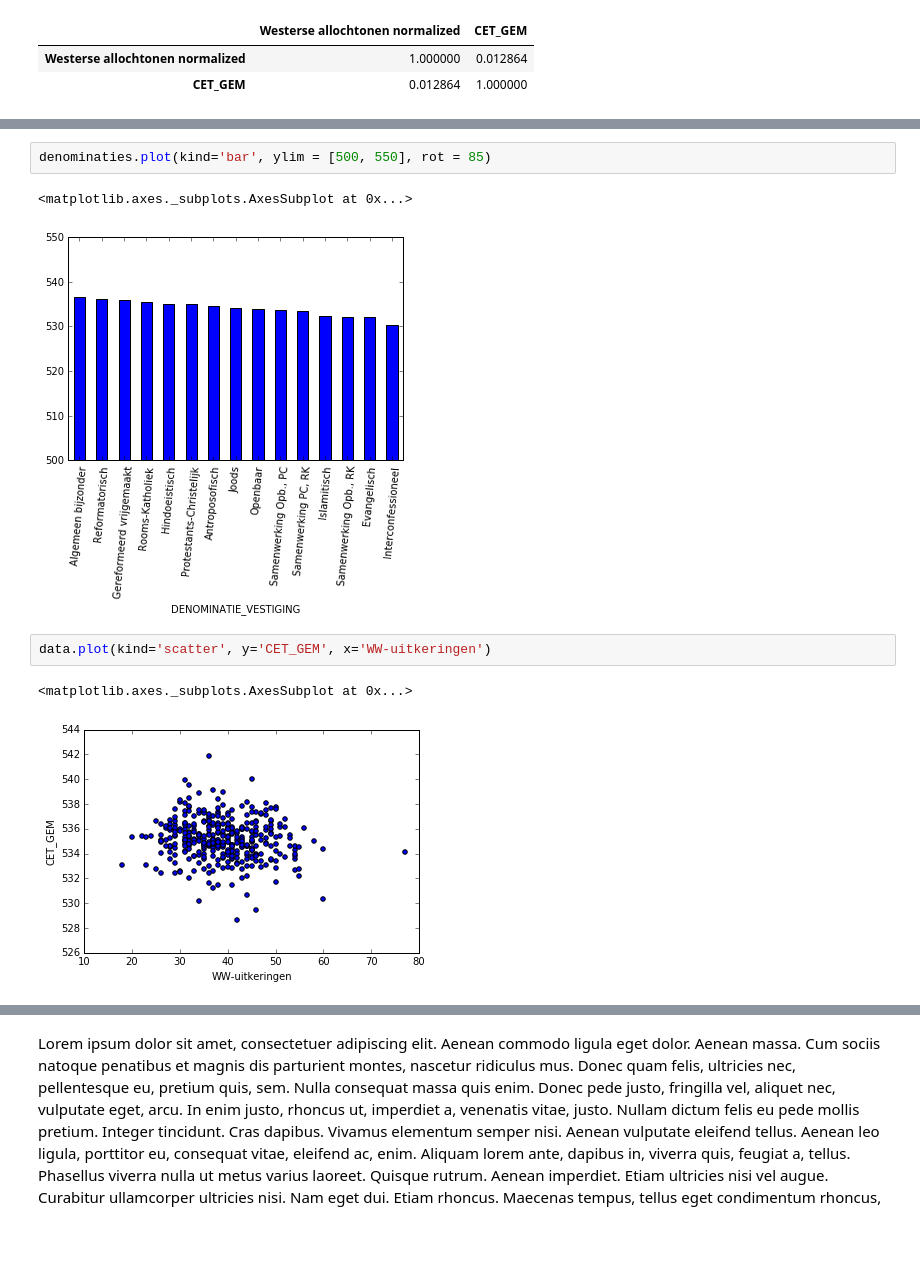
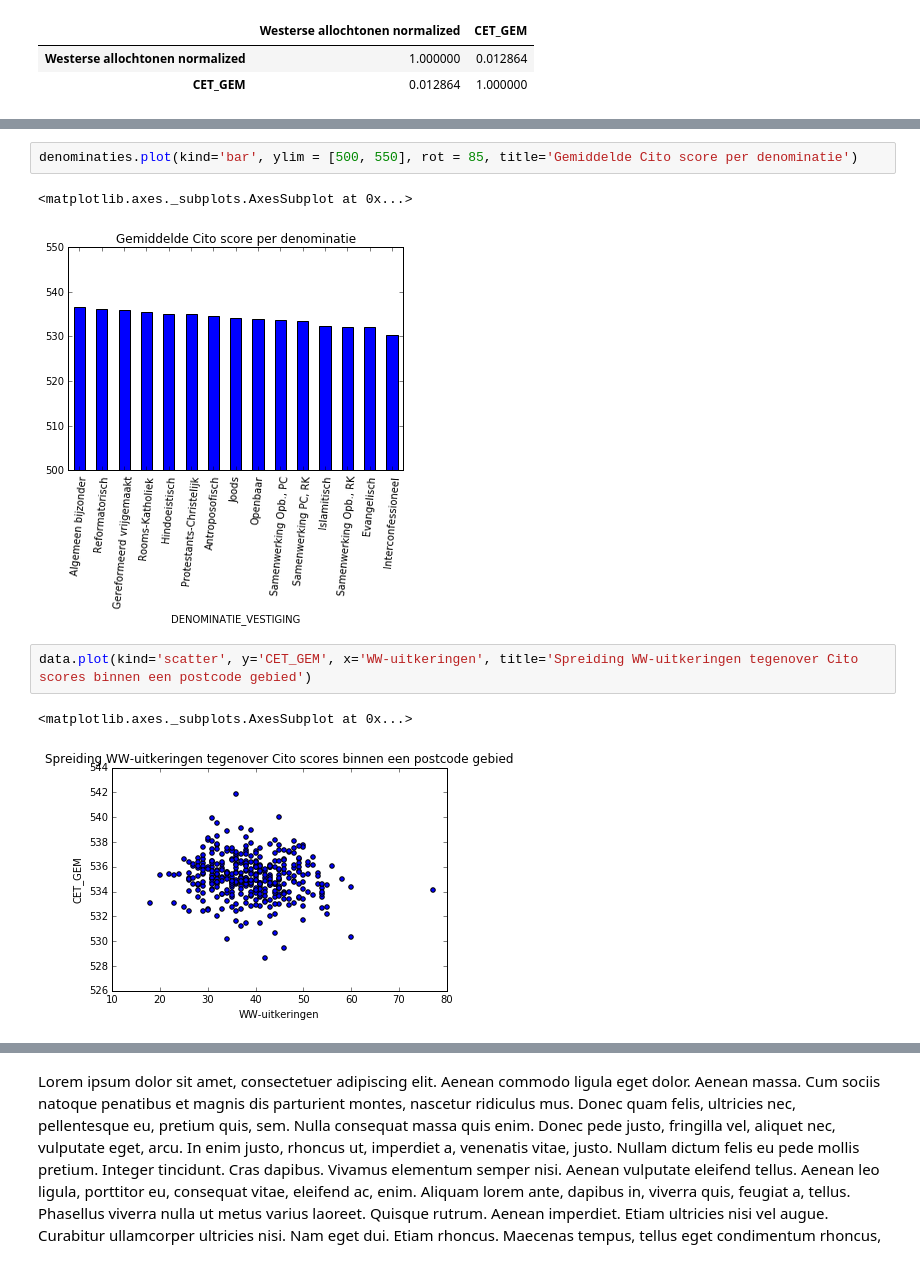
Before and after one commit to MJJMeijerink/MJJMeijerink.github.io, a Jupyter notebook: DataScience/Slides/Final Data Science Project 2016.ipynb, the cells around one changed output, grey strips where cells are left out. Saved outputs shown, nothing was run; the diff lists cells and outputs as text; blank space fills up the shorter version.

```diff
--- a/DataScience/Slides/Final Data Science Project 2016.ipynb
+++ b/DataScience/Slides/Final Data Science Project 2016.ipynb
@@ -236,11 +254,11 @@ provincies.plot(kind='bar', ylim=[500,550], rot=85)
 # %%
-denominaties.plot(kind='bar', ylim = [500, 550], rot = 85)
+denominaties.plot(kind='bar', ylim = [500, 550], rot = 85, title='Gemiddelde Cito score per denominatie')
 # %% [output]
 <matplotlib.axes._subplots.AxesSubplot at 0x...>
-[figure, old version]
+[figure, new version]
 # %%
-data.plot(kind='scatter', y='CET_GEM', x='WW-uitkeringen')
+data.plot(kind='scatter', y='CET_GEM', x='WW-uitkeringen', title='Spreiding WW-uitkeringen tegenover Cito scores binnen een postcode gebied')
 # %% [output]
 <matplotlib.axes._subplots.AxesSubplot at 0x...>
-[figure, old version]
+[figure, new version]
 # %%
```
Also changed, not shown: parts of 20 cells of this notebook.
